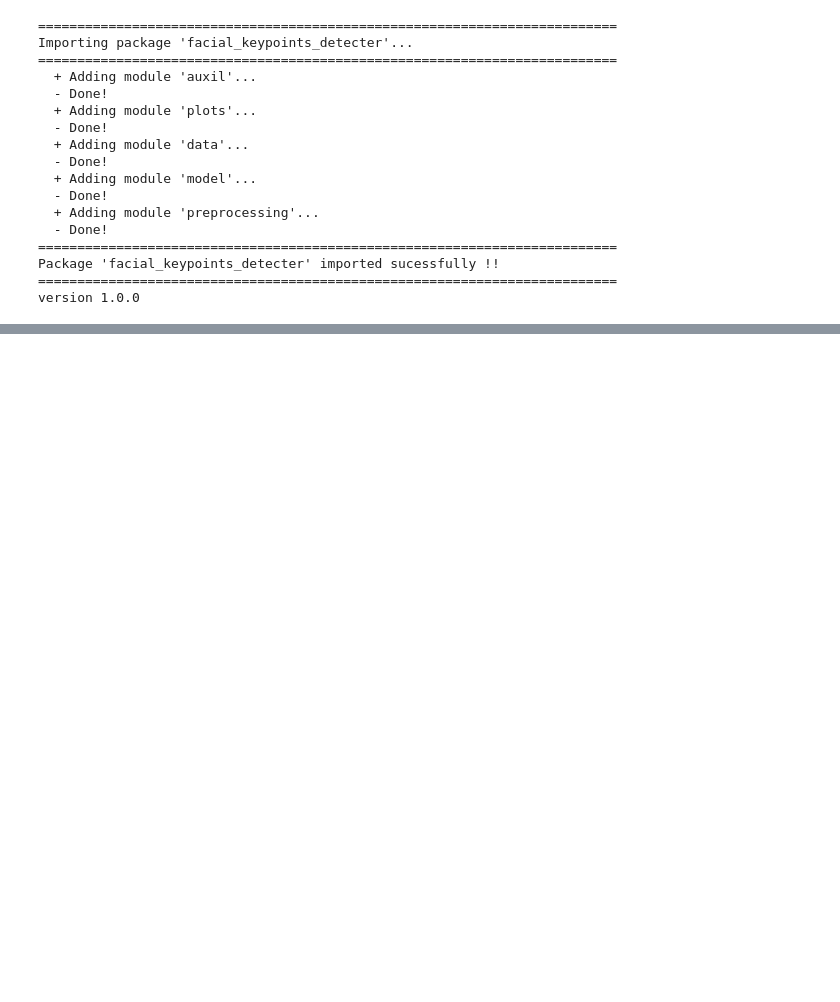
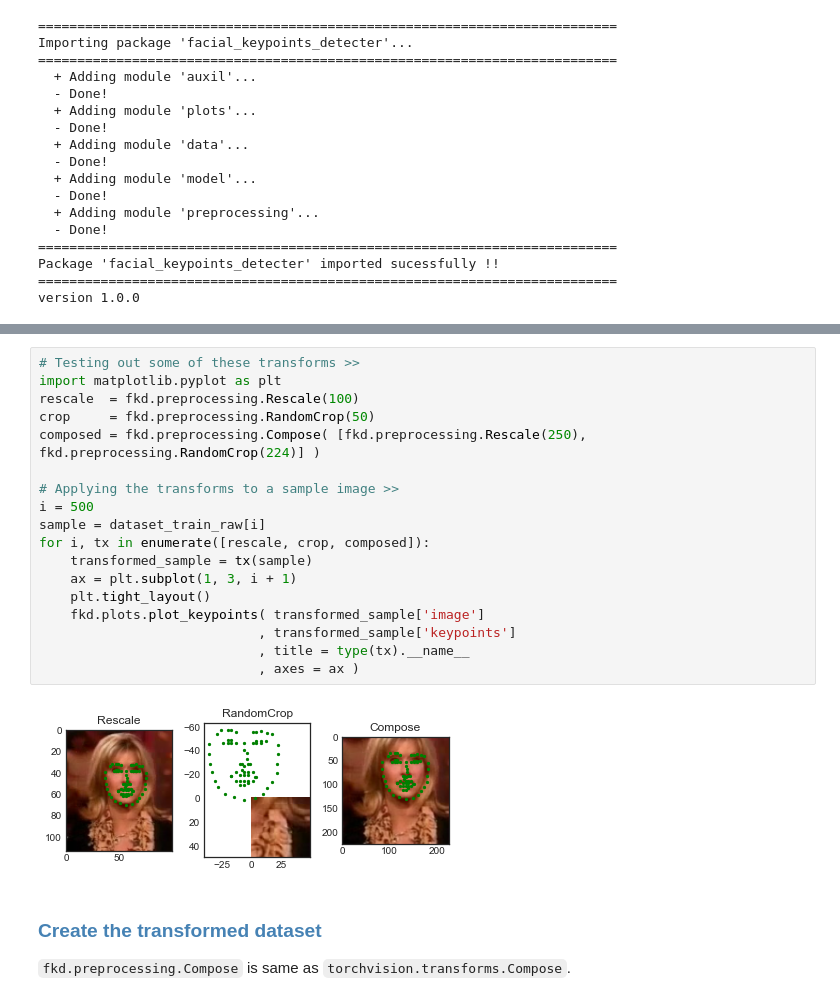
Before and after one commit to ShashankKumbhare/facial-keypoints-detecter, a Jupyter notebook: 1. Load and Visualize Data.ipynb, the cells around one changed output, grey strips where cells are left out. Cells and saved outputs as stored; diff of their text form; blank space fills up the shorter version.

```diff
--- a/1. Load and Visualize Data.ipynb
+++ b/1. Load and Visualize Data.ipynb
@@ -410,0 +170,23 @@ In the next notebook, you'll be tasked with creating a CNN for facial keypoint d
+# %%
+# Testing out some of these transforms >>
+import matplotlib.pyplot as plt
+rescale  = fkd.preprocessing.Rescale(100)
+crop     = fkd.preprocessing.RandomCrop(50)
+composed = fkd.preprocessing.Compose( [fkd.preprocessing.Rescale(250), fkd.preprocessing.RandomCrop(224)] )
+
+# Applying the transforms to a sample image >>
+i = 500
+sample = dataset_train_raw[i]
+for i, tx in enumerate([rescale, crop, composed]):
+    transformed_sample = tx(sample)
+    ax = plt.subplot(1, 3, i + 1)
+    plt.tight_layout()
+    fkd.plots.plot_keypoints( transformed_sample['image']
+                            , transformed_sample['keypoints']
+                            , title = type(tx).__name__
+                            , axes = ax )
+# %% [output]
+[figure, added]
+# %% [markdown]
+### <span style="color:SteelBlue"> Create the transformed dataset </span>
+`fkd.preprocessing.Compose` is same as `torchvision.transforms.Compose`.
```
Also changed, not shown: parts of 47 cells of this notebook, 5 other files.
